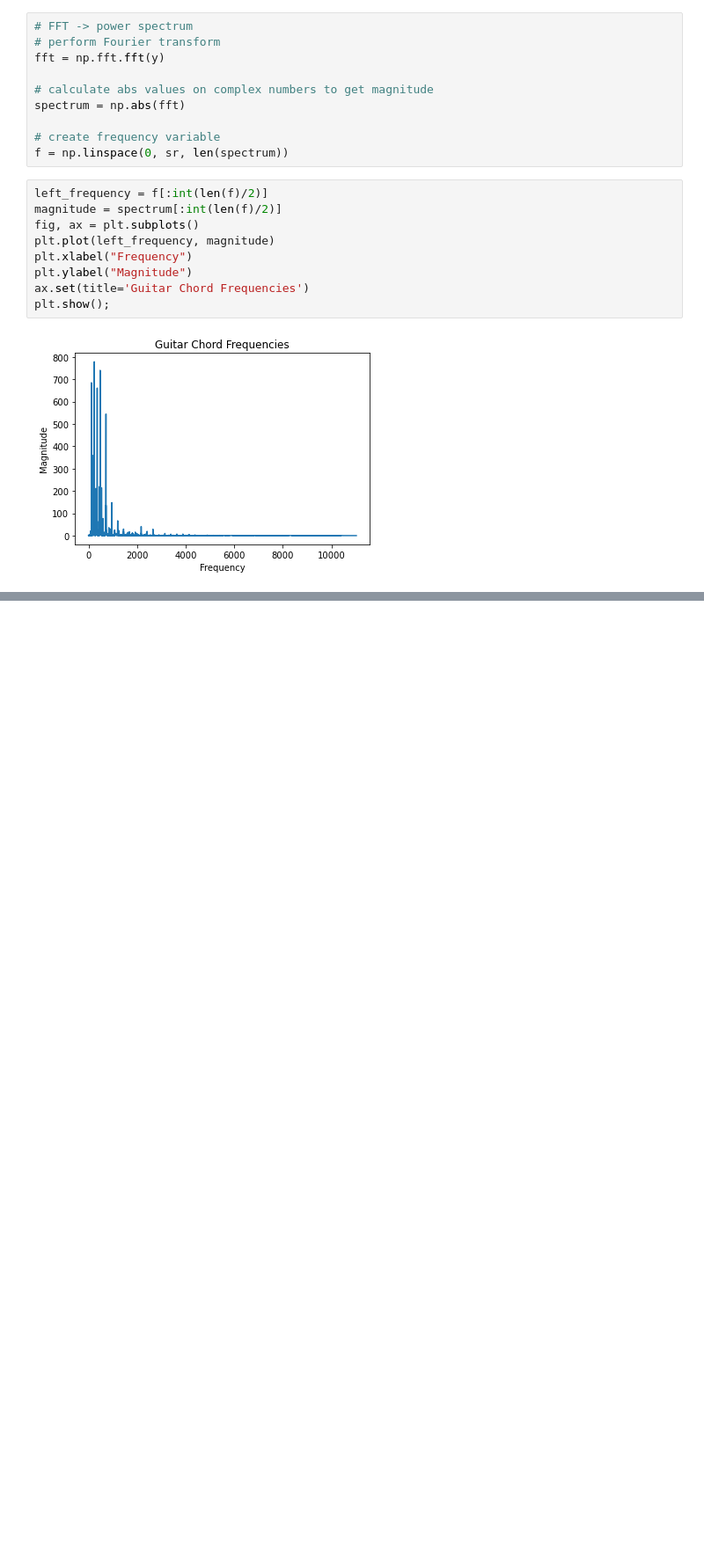
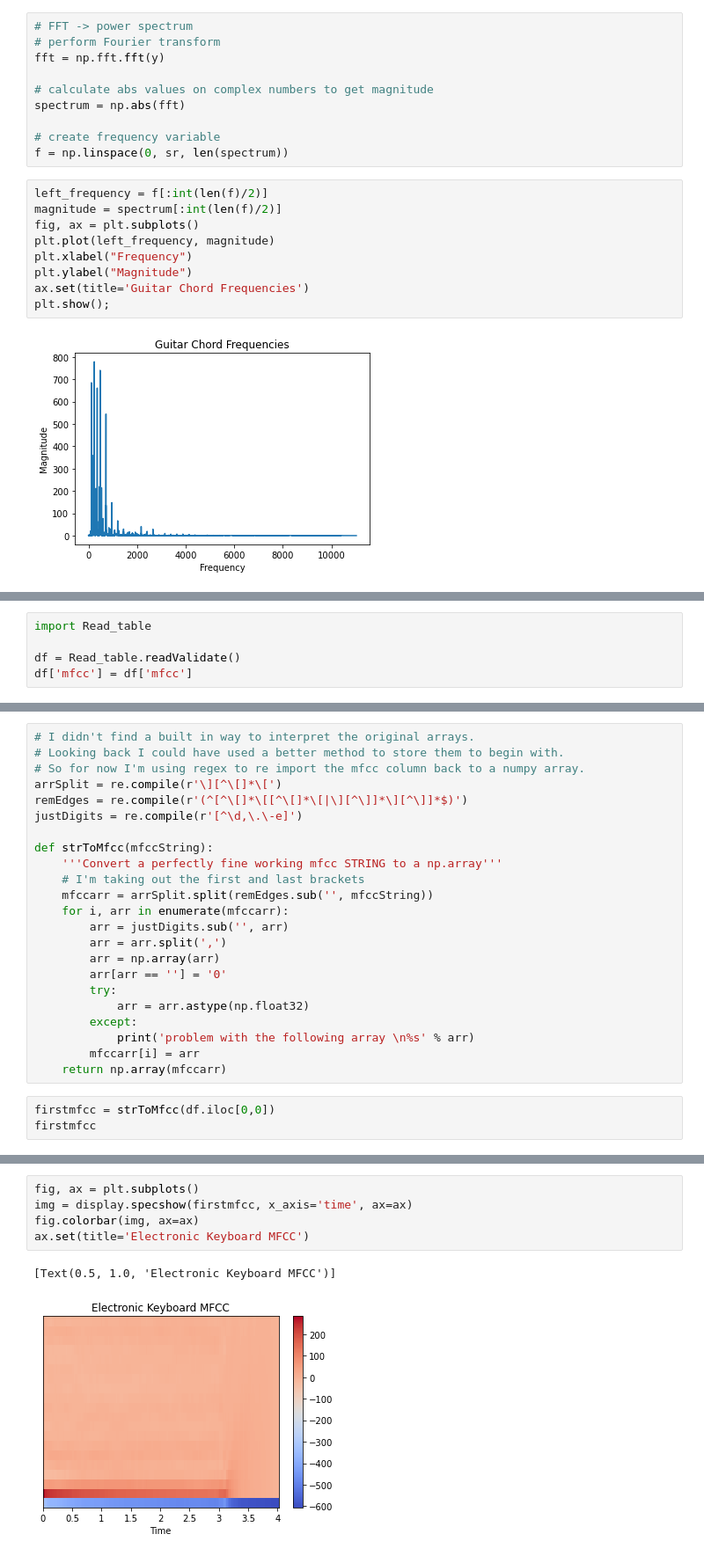
Before and after one commit to apalermo01/music-analysis, a Jupyter notebook: echorne/nsynth.ipynb, the cells around one changed output, grey strips where cells are left out. Shown at 88% size. Drawn from its saved outputs; the diff is of its cells as text; blank space fills up the shorter version.

Commit message:
I have the mfccs in a jupyter notebook from mysql

```diff
--- a/echorne/nsynth.ipynb
+++ b/echorne/nsynth.ipynb
@@ -242,0 +252,5 @@ plt.show();
+# %%
+import Read_table
+
+df = Read_table.readValidate()
+df['mfcc'] = df['mfcc']
@@ -242,0 +285,26 @@ plt.show();
+# %%
+# I didn't find a built in way to interpret the original arrays.
+# Looking back I could have used a better method to store them to begin with.
+# So for now I'm using regex to re import the mfcc column back to a numpy array.
+arrSplit = re.compile(r'\][^\[]*\[')
+remEdges = re.compile(r'(^[^\[]*\[[^\[]*\[|\][^\]]*\][^\]]*$)')
+justDigits = re.compile(r'[^\d,\.\-e]')
+
+def strToMfcc(mfccString):
+    '''Convert a perfectly fine working mfcc STRING to a np.array'''
+    # I'm taking out the first and last brackets
+    mfccarr = arrSplit.split(remEdges.sub('', mfccString))
+    for i, arr in enumerate(mfccarr):
+        arr = justDigits.sub('', arr)
+        arr = arr.split(',')
+        arr = np.array(arr)
+        arr[arr == ''] = '0'
+        try:
+            arr = arr.astype(np.float32)
+        except:
+            print('problem with the following array \n%s' % arr)
+        mfccarr[i] = arr
+    return np.array(mfccarr)
+# %%
+firstmfcc = strToMfcc(df.iloc[0,0])
+firstmfcc
@@ -242,0 +325,8 @@ plt.show();
+# %%
+fig, ax = plt.subplots()
+img = display.specshow(firstmfcc, x_axis='time', ax=ax)
+fig.colorbar(img, ax=ax)
+ax.set(title='Electronic Keyboard MFCC')
+# %% [output]
+[Text(0.5, 1.0, 'Electronic Keyboard MFCC')]
+[figure, added]
```
Also changed, not shown: parts of 10 cells of this notebook.
